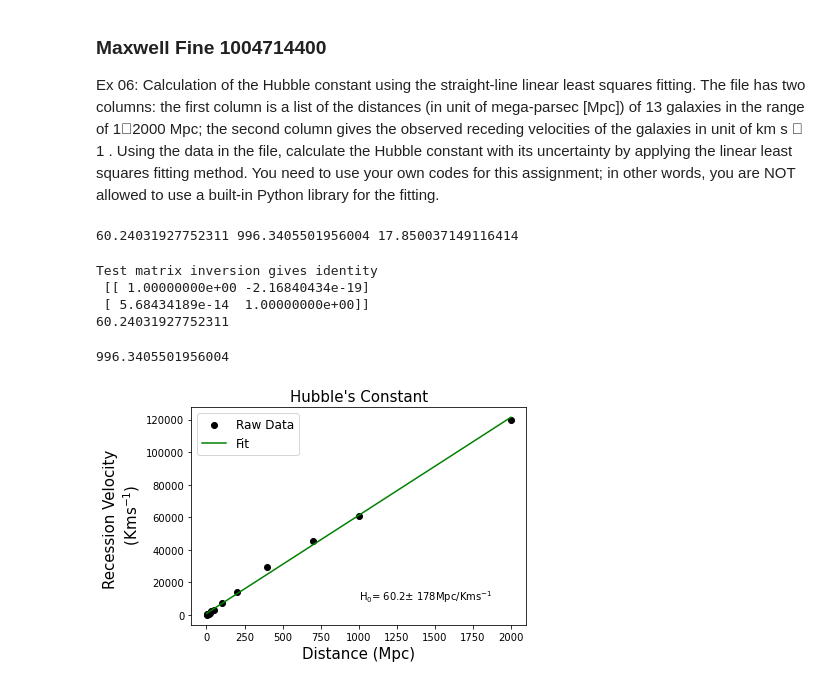
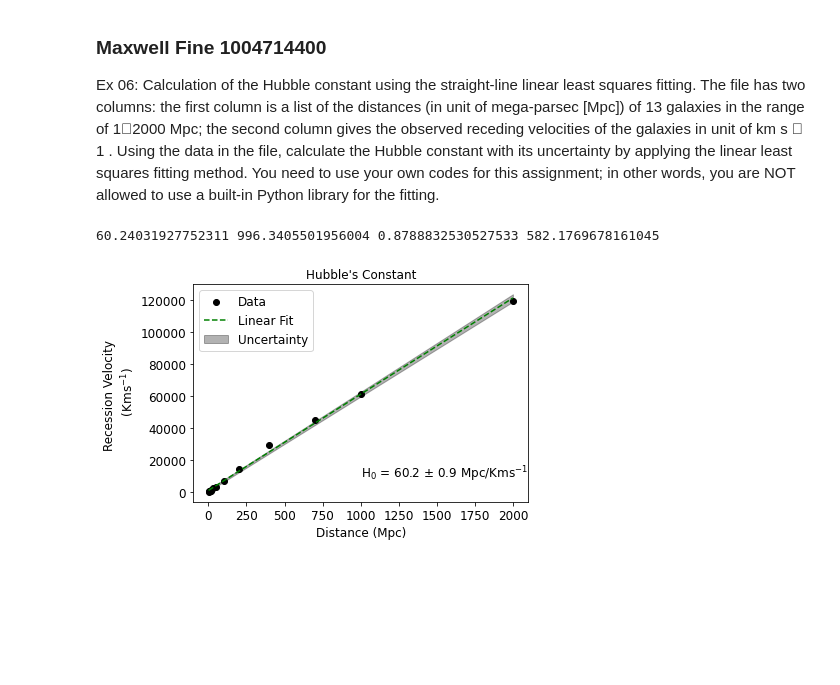
Before and after one commit to afinemax/AST326, a Jupyter notebook: lab01/hubble_constant.ipynb, the cells around one changed output. Saved outputs shown, nothing was run; the diff lists cells and outputs as text; code cells hidden in the pictures; blank space fills up the shorter version.

```diff
--- a/lab01/hubble_constant.ipynb
+++ b/lab01/hubble_constant.ipynb
@@ -50,49 +68,43 @@ def lin_least_squares(x_arr, y_arr):
 # %%
-my_m, my_c, std = lin_least_squares(x_arr=distance, y_arr=rec_vel)
-print(my_m, my_c, std)
+my_m, my_c, std_m, std_c = lin_least_squares(x_arr=distance, y_arr=rec_vel)
+print(my_m, my_c, std_m, std_c)
 # %% [output]
-60.24031927752311 996.3405501956004 17.850037149116414
+60.24031927752311 996.3405501956004 0.8788832530527533 582.1769678161045
-# %%
-# least squares fitting
-
-
-x = distance
-ye = rec_vel
-nx = len(x)
-
-# Construct the matrices
-ma = np.array([ [np.sum(x**2), np.sum(x)],[np.sum(x), nx ] ] )
-mc = np.array([ [np.sum(x*ye)],[np.sum(ye)]])
-
-# Compute the gradient and intercept
-mai = np.linalg.inv(ma)
-print('Test matrix inversion gives identity \n',np.dot(mai,ma))
-md = np.dot(mai,mc) # matrix multiply is dot
-
-mfit = md[0,0]
-cfit = md[1,0]
-hubble_c = mfit
-std = '5'
-round_hubble_c = 60.2
-print(hubble_c)
-# %% [output]
-Test matrix inversion gives identity
- [[ 1.00000000e+00 -2.16840434e-19]
- [ 5.68434189e-14  1.00000000e+00]]
-60.24031927752311
-# %%
-cfit
-# %% [output]
-996.3405501956004
 # %%
-plt.scatter(distance, rec_vel, label="Raw Data", color='k')
-plt.plot(distance, my_m* distance + my_c, color='g', label='Fit')
+# plotting code
+#plt.figure(figsize=(8, 6), dpi=80)
+my_m, my_c, std_m, std_c = lin_least_squares(x_arr=distance, y_arr=rec_vel)
+plt.scatter(distance, rec_vel, label="Data", color='k')
+plt.plot(distance, my_m* distance + my_c, color='g',
+         label='Linear Fit', linestyle='--')
+
+
+
+# error
+# upper
+plt.fill_between(distance,  (my_m+std_m)*distance +my_c + std_c,
+                 y2= (my_m-std_m)*distance +my_c - std_c, alpha=0.3,
+                     label='Uncertainty', color='k')
+
+#lower
+
 plt.legend(fontsize=12)
 plt.figsize=((5,5))
-plt.ylabel('Recession Velocity \n (Kms$^{-1}$)', fontsize=15)
-plt.xlabel('Distance (Mpc)', fontsize=15)
-plt.title('Hubble\'s Constant', fontsize =15)
-plt.text(1000,9000, s='H$_0$= ' + str(my_m)[0:4] + '$\pm$ ' + str(std)[0:3] + 'Mpc/Kms$^{-1}$')
-plt.savefig('figs/hubble.pdf')
+plt.ylabel('Recession Velocity \n (Kms$^{-1}$)', fontsize=12)
+plt.xlabel('Distance (Mpc)', fontsize=12)
+plt.title('Hubble\'s Constant', fontsize =12)
+plt.text(1000,9000, s='H$_0$ = '
+         + str(my_m)[0:4] + ' $ \pm$ '
+         + str(round(std_m,1)) + ' Mpc/Kms$^{-1}$',
+        fontsize=12)
+plt.yticks(fontsize=12)
+plt.xticks(fontsize=12)
+
+
+
+
+plt.savefig('figs/hubble.pdf',bbox_inches='tight')
+plt.show()
+plt.close()
 # %% [output]
-[figure, old version]
+[figure, new version]
```
Also changed, not shown: parts of 4 cells of this notebook, 17 other files.
